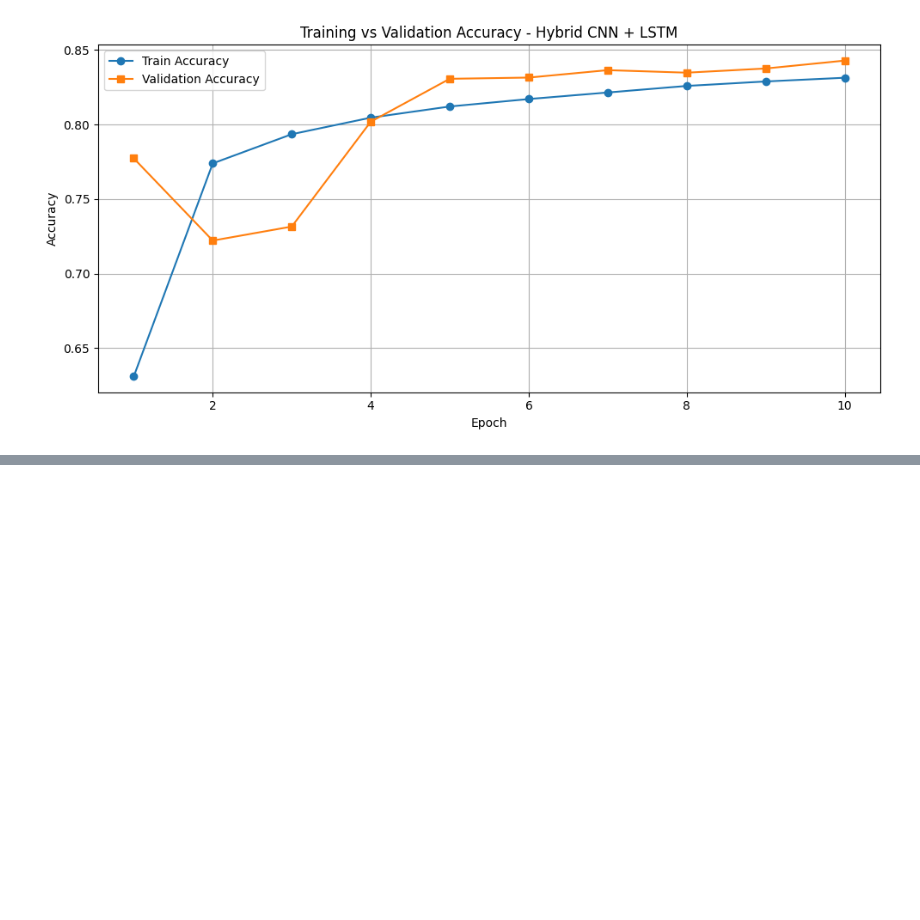
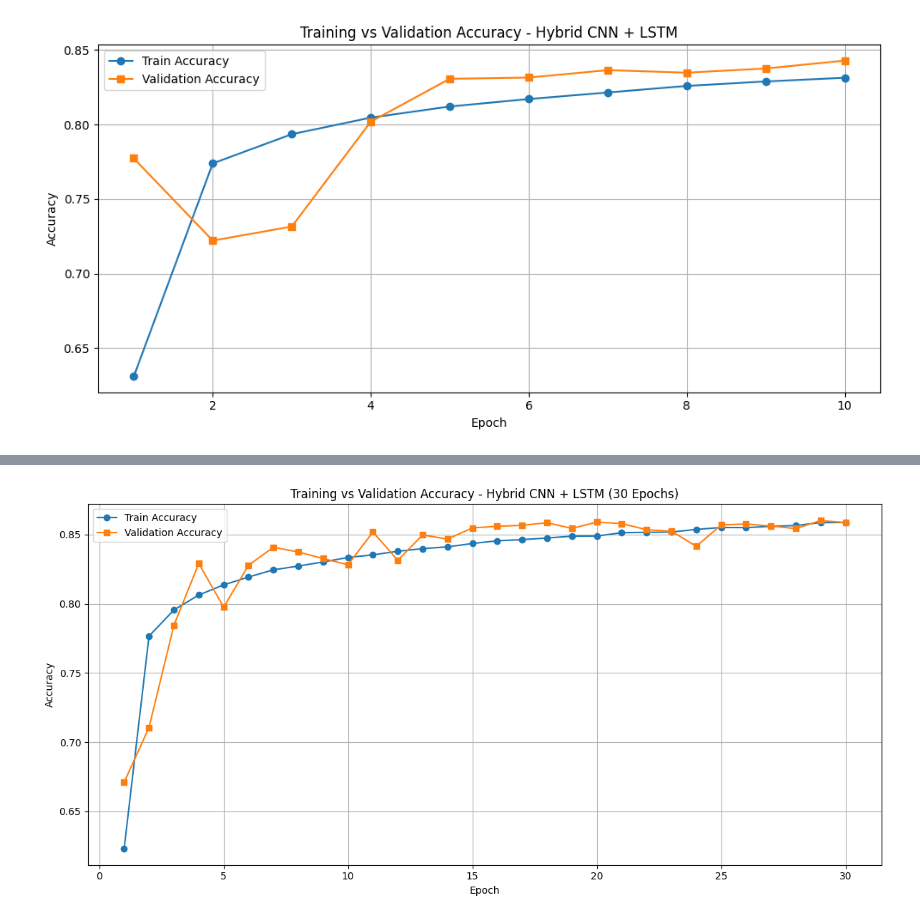
Before and after one commit to Nikhil18207/OFDM-AI-Modulation-Classifier, a Jupyter notebook: EchonNet.ipynb, the cells around one changed output, grey strips where cells are left out. Saved outputs shown, nothing was run; the diff lists cells and outputs as text; code cells hidden in the pictures; blank space fills up the shorter version.

```diff
--- a/EchonNet.ipynb
+++ b/EchonNet.ipynb
@@ -821,0 +824,29 @@ Epoch 12: Train Acc = 0.8403, Val Acc = 0.8436
+# %%
+import matplotlib.pyplot as plt
+
+# Extended training results for Hybrid CNN + LSTM (30 epochs)
+epochs = list(range(1, 31))
+train_acc = [
+    0.6231, 0.7766, 0.7955, 0.8063, 0.8136, 0.8193, 0.8245, 0.8272, 0.8302, 0.8334,
+    0.8353, 0.8379, 0.8398, 0.8411, 0.8435, 0.8455, 0.8463, 0.8475, 0.8488, 0.8489,
+    0.8513, 0.8516, 0.8518, 0.8537, 0.8551, 0.8550, 0.8559, 0.8565, 0.8586, 0.8587
+]
+val_acc = [
+    0.6710, 0.7106, 0.7844, 0.8291, 0.7975, 0.8278, 0.8408, 0.8374, 0.8326, 0.8282,
+    0.8518, 0.8314, 0.8497, 0.8467, 0.8548, 0.8559, 0.8567, 0.8585, 0.8544, 0.8590,
+    0.8579, 0.8535, 0.8524, 0.8415, 0.8569, 0.8576, 0.8561, 0.8543, 0.8601, 0.8586
+]
+
+# Plotting
+plt.figure(figsize=(12, 6))
+plt.plot(epochs, train_acc, marker='o', label='Train Accuracy')
+plt.plot(epochs, val_acc, marker='s', label='Validation Accuracy')
+plt.xlabel("Epoch")
+plt.ylabel("Accuracy")
+plt.title("Training vs Validation Accuracy - Hybrid CNN + LSTM (30 Epochs)")
+plt.legend()
+plt.grid(True)
+plt.tight_layout()
+plt.show()
+# %% [output]
+[figure, added]
```
Also changed, not shown: parts of 7 cells of this notebook.
